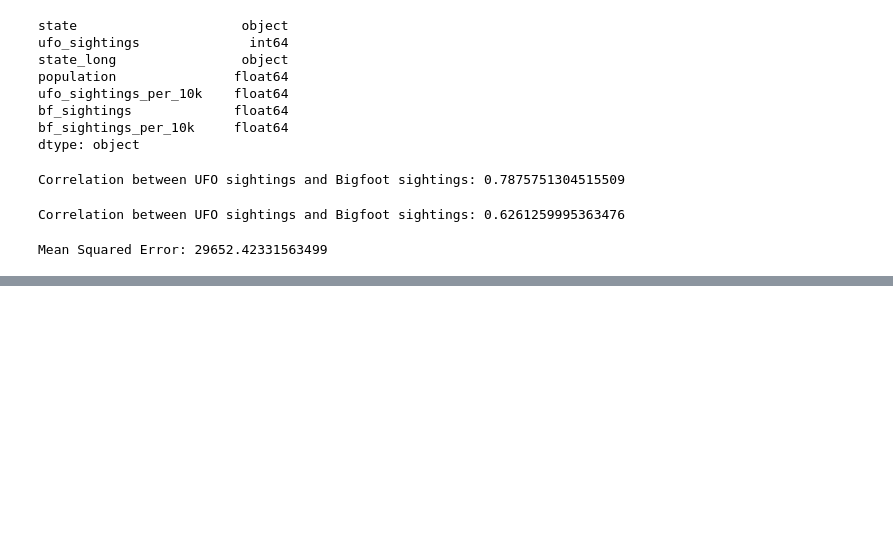
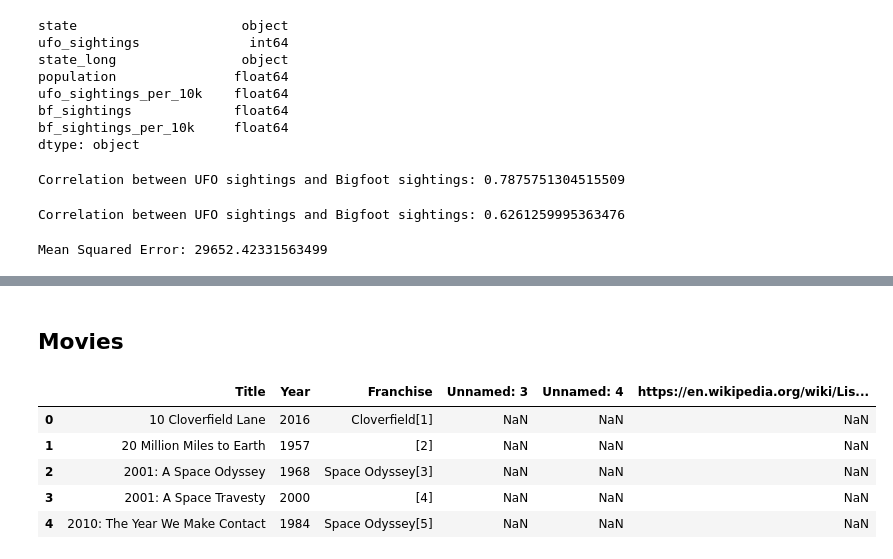
Before and after one commit to kflemming30/UFO_sightings, a Jupyter notebook: Sightings_Analysis.ipynb, the cells around one changed output, grey strips where cells are left out. Cells and saved outputs as stored; diff of their text form; code cells hidden in the pictures; blank space fills up the shorter version.

```diff
--- a/Sightings_Analysis.ipynb
+++ b/Sightings_Analysis.ipynb
@@ -746,3 +887,15 @@ Mean Squared Error: 29652.42331563499
+# %% [markdown]
+## Movies
+# %%
+movies = pd.read_csv(r"C:\Users\12039\Documents\UFO_sightings\Movies.csv")
+movies.head()
+# %% [output]
+|  | Title | Year | Franchise | Unnamed: 3 | Unnamed: 4 | https://en.wikipedia.org/wiki/Lis... |
+| 0 | 10 Cloverfield Lane | 2016 | Cloverfield[1] | NaN | NaN | NaN |
+| 1 | 20 Million Miles to Earth | 1957 | [2] | NaN | NaN | NaN |
+| 2 | 2001: A Space Odyssey | 1968 | Space Odyssey[3] | NaN | NaN | NaN |
+| 3 | 2001: A Space Travesty | 2000 | [4] | NaN | NaN | NaN |
+| 4 | 2010: The Year We Make Contact | 1984 | Space Odyssey[5] | NaN | NaN | NaN |
 # %%
 # Extract year from the 'date' column
 bigfoot_sightings['year'] = bigfoot_sightings['date'].dt.year
```
Also changed, not shown: parts of 12 cells of this notebook, 3 other files.
